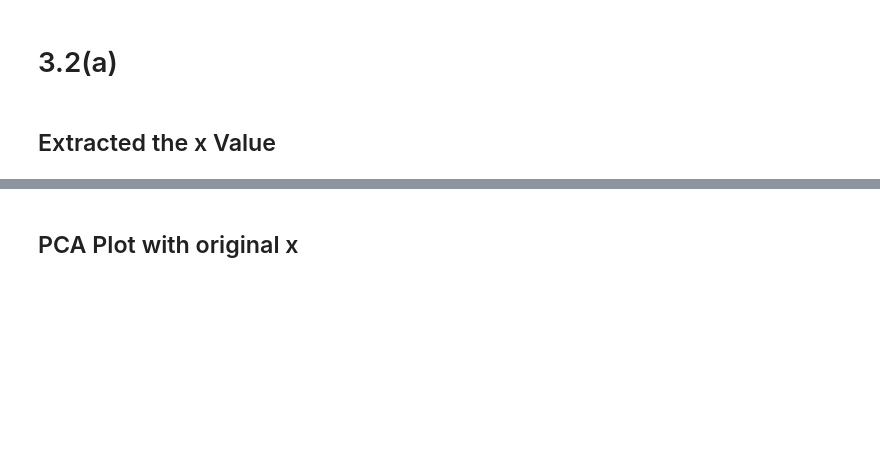
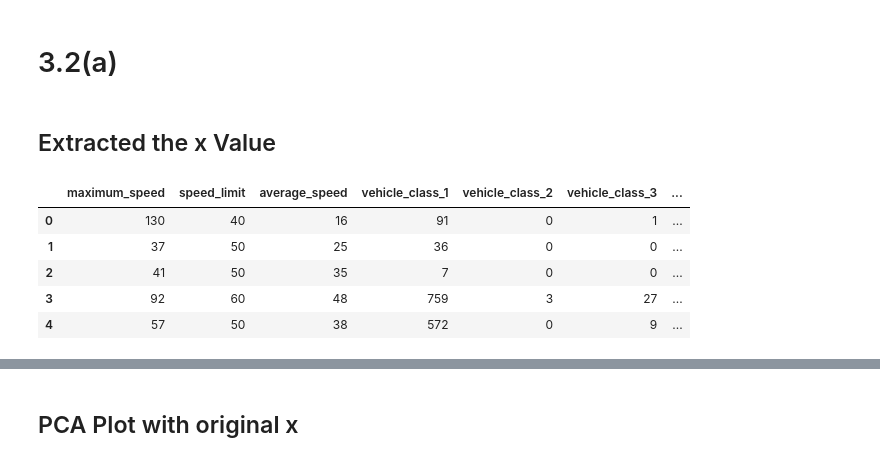
Before and after one commit to TemExile/python_practice, a Jupyter notebook: work.ipynb, the cells around one changed output, grey strips where cells are left out. Cells and saved outputs as stored; diff of their text form; code cells hidden in the pictures; blank space fills up the shorter version.

```diff
--- a/work.ipynb
+++ b/work.ipynb
@@ -17,6 +25,13 @@ sp_data = pd.read_csv('special_traffic.csv', sep = ',', index_col = None)
 # %% [markdown]
 ## Extracted the x Value
 # %%
-used_x = sp_data.loc[:,'maximum_speed': 'motorcycle']
+used_x = special_traffic.loc[:,'maximum_speed': 'motorcycle']
 used_x.head()
+# %% [output]
+|  | maximum_speed | speed_limit | average_speed | vehicle_class_1 | vehicle_class_2 | vehicle_class_3 | ... |
+| 0 | 130 | 40 | 16 | 91 | 0 | 1 | ... |
+| 1 | 37 | 50 | 25 | 36 | 0 | 0 | ... |
+| 2 | 41 | 50 | 35 | 7 | 0 | 0 | ... |
+| 3 | 92 | 60 | 48 | 759 | 3 | 27 | ... |
+| 4 | 57 | 50 | 38 | 572 | 0 | 9 | ... |
 # %%
```
Also changed, not shown: parts of 6 cells of this notebook.
